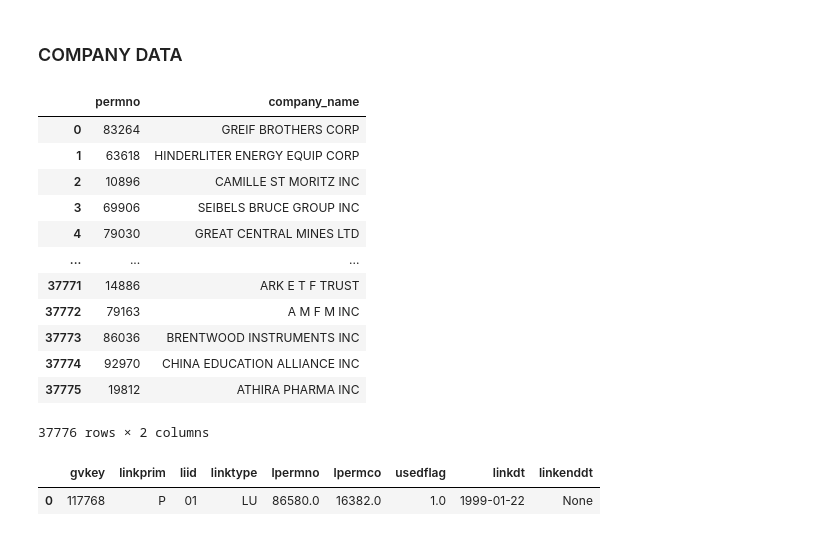
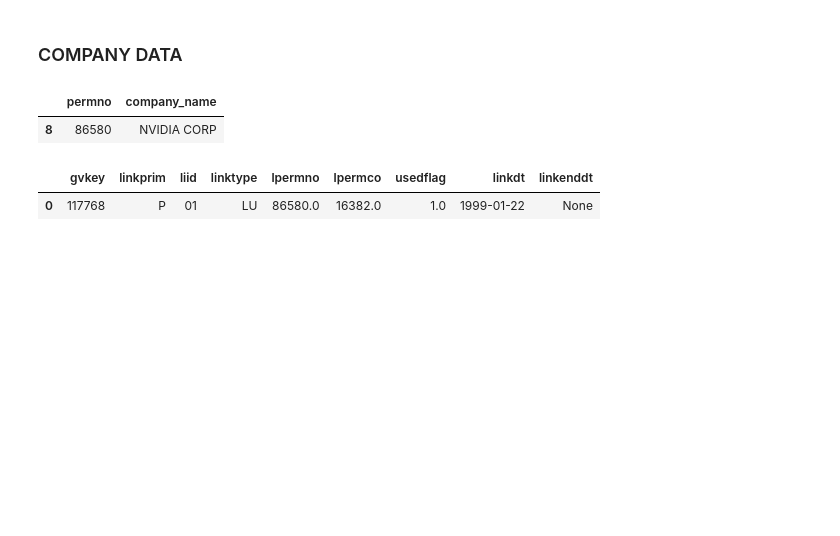
Before and after one commit to veervohra03/CashHedged, a Jupyter notebook: cashHedgedV2.ipynb, the cells around one changed output. Saved outputs shown, nothing was run; the diff lists cells and outputs as text; code cells hidden in the pictures; blank space fills up the shorter version.

```diff
--- a/cashHedgedV2.ipynb
+++ b/cashHedgedV2.ipynb
@@ -112,25 +109,16 @@ factors_q
 # %%
 # retrieves ID (permno) and earliest recorded name for each company in CRSP database
 # 37,776 companies available
-conn.raw_sql( '''
+comps = conn.raw_sql( '''
 SELECT permno, MIN(comnam) AS company_name
 FROM crsp.stocknames
 GROUP BY permno
 ''')
+
+comps[comps['company_name'] == 'NVIDIA CORP']
 # %% [output]
 |  | permno | company_name |
-| 0 | 83264 | GREIF BROTHERS CORP |
-| 1 | 63618 | HINDERLITER ENERGY EQUIP CORP |
-| 2 | 10896 | CAMILLE ST MORITZ INC |
-| 3 | 69906 | SEIBELS BRUCE GROUP INC |
-| 4 | 79030 | GREAT CENTRAL MINES LTD |
-| ... | ... | ... |
-| 37771 | 14886 | ARK E T F TRUST |
-| 37772 | 79163 | A M F M INC |
-| 37773 | 86036 | BRENTWOOD INSTRUMENTS INC |
-| 37774 | 92970 | CHINA EDUCATION ALLIANCE INC |
-| 37775 | 19812 | ATHIRA PHARMA INC |
+| 8 | 86580 | NVIDIA CORP |
-37776 rows × 2 columns
 # %%
 # Using NVIDIA as example to figure out the algorithm.
 
```
Also changed, not shown: parts of 1 cell of this notebook.
